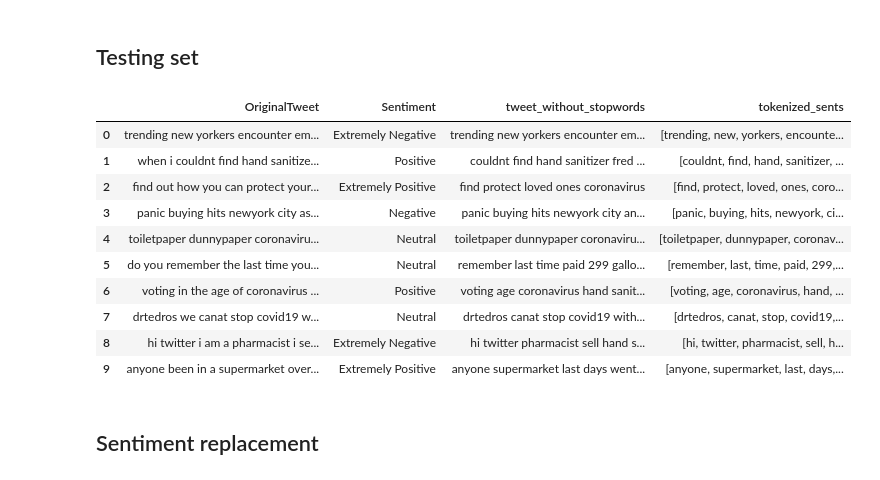
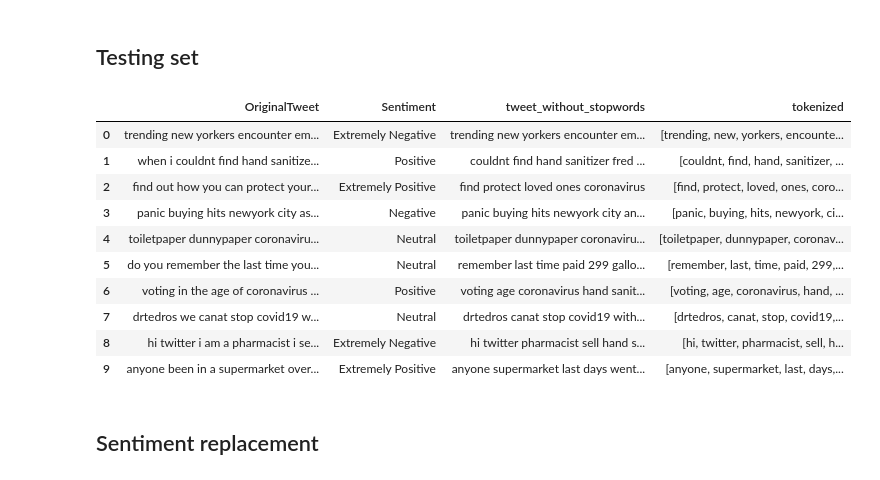
Before and after one commit to Stevenn2333/COVID-Twitter, a Jupyter notebook: Project.ipynb, the cells around one changed output. Saved outputs shown, nothing was run; the diff lists cells and outputs as text; code cells hidden in the pictures.

```diff
--- a/Project.ipynb
+++ b/Project.ipynb
@@ -106,22 +106,22 @@ train.head(10)
 # %%
 #change to lower case
 test['OriginalTweet'] = test['OriginalTweet'].str.lower()
 #remove url
 test['OriginalTweet'] = test['OriginalTweet'].replace(r'http\S+', '', regex=True)
 #remove @ but does not remove the @ name
 test['OriginalTweet'] = test['OriginalTweet'].replace(r'@', '', regex=True)
 # remoce punctuation
 test['OriginalTweet'] = test['OriginalTweet'].str.replace('[{}]'.format(string.punctuation), '')
 # special word
 test.replace({'â':'a'}, regex=True, inplace=True)
 # stop words remove
 test['tweet_without_stopwords'] = test['OriginalTweet'].apply(lambda x: ' '.join([word for word in x.split() if word not in (stop_word)]))
 # tokenize
-test['tokenized_sents'] = test['tweet_without_stopwords'].apply(word_tokenize)
+test['tokenized'] = test['tweet_without_stopwords'].apply(word_tokenize)
 # show the first 10 rows of the data
 test.head(10)
 # %% [output]
-|  | OriginalTweet | Sentiment | tweet_without_stopwords | tokenized_sents |
+|  | OriginalTweet | Sentiment | tweet_without_stopwords | tokenized |
 | 0 | trending new yorkers encounter em... | Extremely Negative | trending new yorkers encounter em... | [trending, new, yorkers, encounte... |
 | 1 | when i couldnt find hand sanitize... | Positive | couldnt find hand sanitizer fred ... | [couldnt, find, hand, sanitizer, ... |
 | 2 | find out how you can protect your... | Extremely Positive | find protect loved ones coronavirus | [find, protect, loved, ones, coro... |
```
Also changed, not shown: parts of 9 cells of this notebook.
